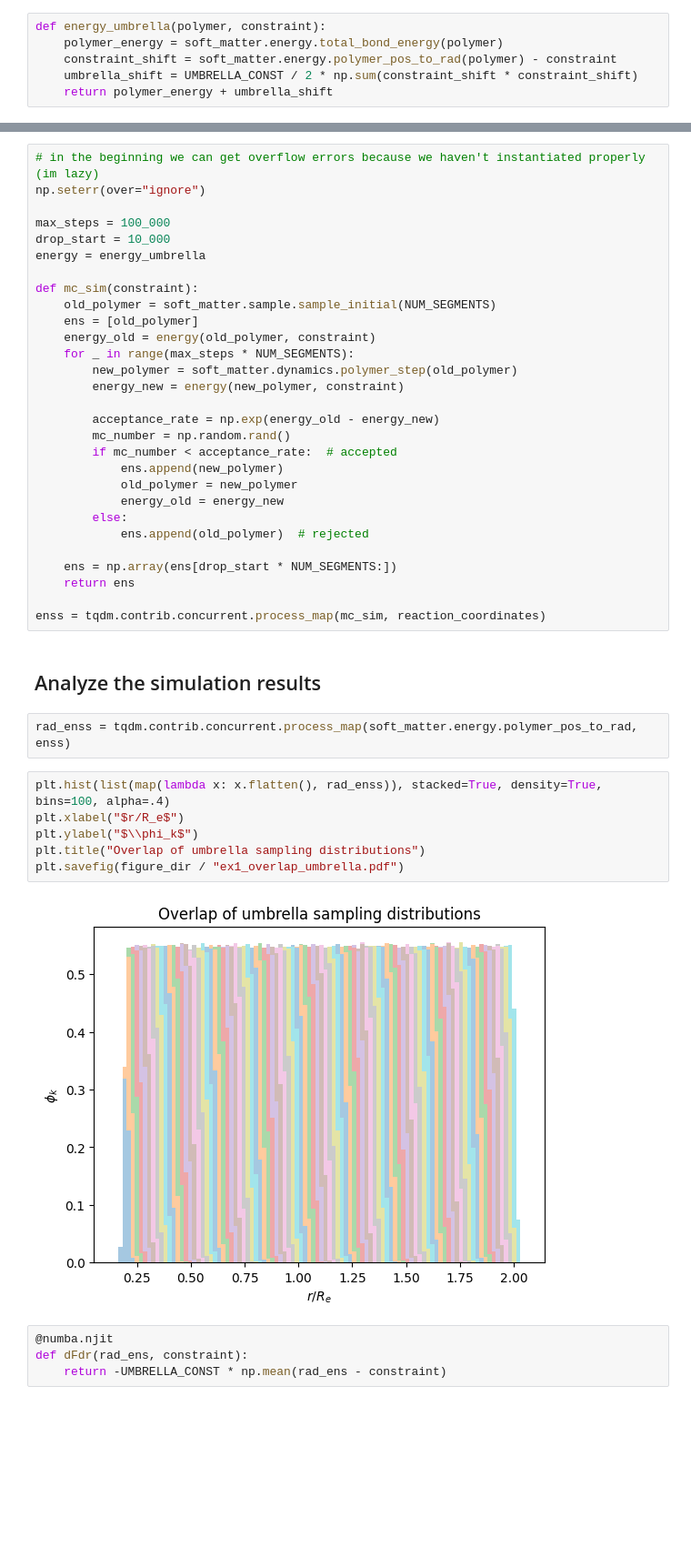
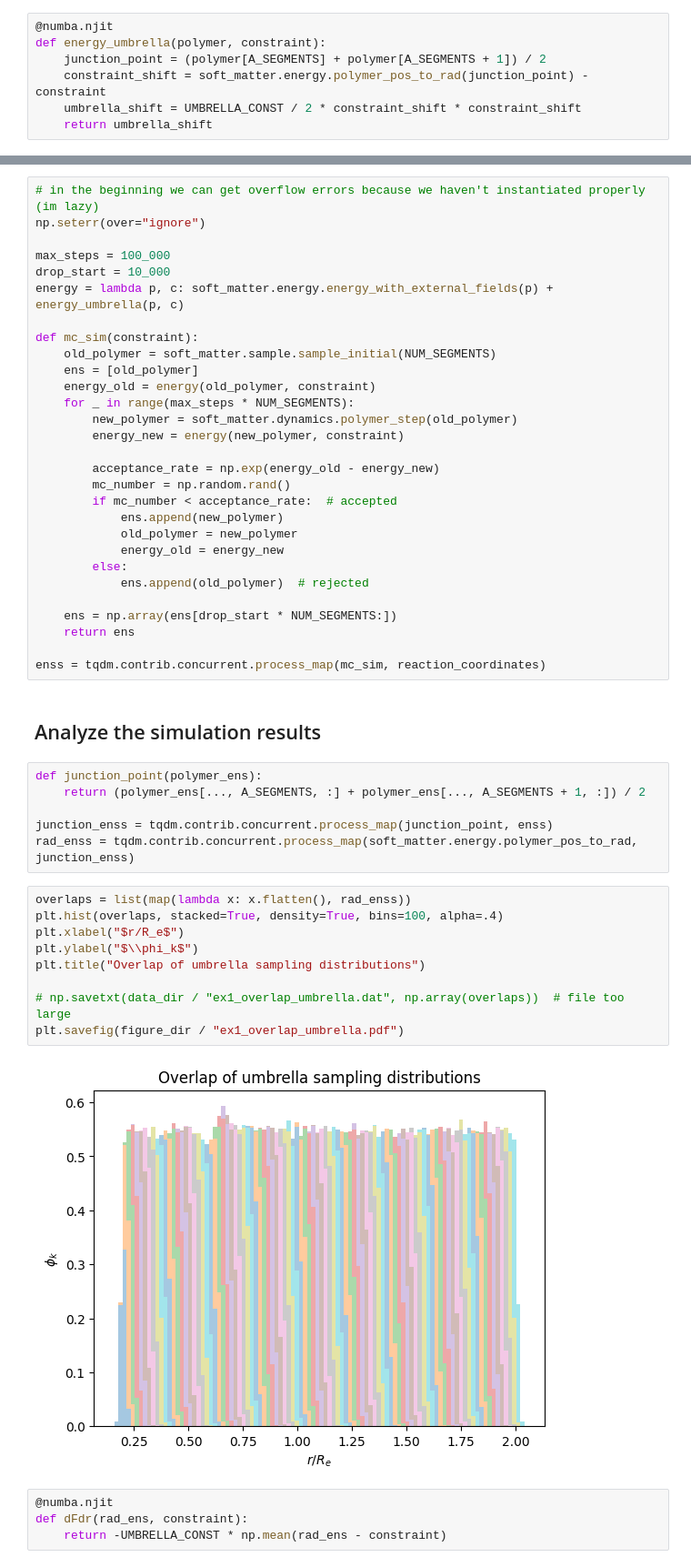
Before and after one commit to h-mnzlr/acpl-softmatter, a Jupyter notebook: notebooks/3_monte_carlo.sync.ipynb, the cells around one changed output, grey strips where cells are left out. Shown at 91% size. Drawn from its saved outputs; the diff is of its cells as text; blank space fills up the shorter version.

```diff
--- a/notebooks/3_monte_carlo.sync.ipynb
+++ b/notebooks/3_monte_carlo.sync.ipynb
@@ -31,11 +31,12 @@ print(f"Planning on doing {num_ensembles} simulations.")
 # %% [output]
 Planning on doing 90 simulations.
 # %%
+@numba.njit
 def energy_umbrella(polymer, constraint):
-    polymer_energy = soft_matter.energy.total_bond_energy(polymer)
-    constraint_shift = soft_matter.energy.polymer_pos_to_rad(polymer) - constraint
-    umbrella_shift = UMBRELLA_CONST / 2 * np.sum(constraint_shift * constraint_shift)
-    return polymer_energy + umbrella_shift
+    junction_point = (polymer[A_SEGMENTS] + polymer[A_SEGMENTS + 1]) / 2
+    constraint_shift = soft_matter.energy.polymer_pos_to_rad(junction_point) - constraint
+    umbrella_shift = UMBRELLA_CONST / 2 * constraint_shift * constraint_shift
+    return umbrella_shift
 # %% [markdown]
 ## Simulate the different ensembles
 # %%
@@ -44,7 +45,7 @@ np.seterr(over="ignore")
 
 max_steps = 100_000
 drop_start = 10_000
-energy = energy_umbrella
+energy = lambda p, c: soft_matter.energy.energy_with_external_fields(p) + energy_umbrella(p, c)
 
 def mc_sim(constraint):
     old_polymer = soft_matter.sample.sample_initial(NUM_SEGMENTS)
@@ -70,15 +71,22 @@ enss = tqdm.contrib.concurrent.process_map(mc_sim, reaction_coordinates)
 # %% [markdown]
 ## Analyze the simulation results
 # %%
-rad_enss = tqdm.contrib.concurrent.process_map(soft_matter.energy.polymer_pos_to_rad, enss)
+def junction_point(polymer_ens):
+    return (polymer_ens[..., A_SEGMENTS, :] + polymer_ens[..., A_SEGMENTS + 1, :]) / 2
+
+junction_enss = tqdm.contrib.concurrent.process_map(junction_point, enss)
+rad_enss = tqdm.contrib.concurrent.process_map(soft_matter.energy.polymer_pos_to_rad, junction_enss)
 # %%
-plt.hist(list(map(lambda x: x.flatten(), rad_enss)), stacked=True, density=True, bins=100, alpha=.4)
+overlaps = list(map(lambda x: x.flatten(), rad_enss))
+plt.hist(overlaps, stacked=True, density=True, bins=100, alpha=.4)
 plt.xlabel("$r/R_e$")
 plt.ylabel("$\\phi_k$")
 plt.title("Overlap of umbrella sampling distributions")
+
+# np.savetxt(data_dir / "ex1_overlap_umbrella.dat", np.array(overlaps))  # file too large
 plt.savefig(figure_dir / "ex1_overlap_umbrella.pdf")
 # %% [output]
-[figure, old version]
+[figure, new version]
 # %%
 @numba.njit
 def dFdr(rad_ens, constraint):
```
Also changed, not shown: parts of 2 cells of this notebook, 9 other files.
